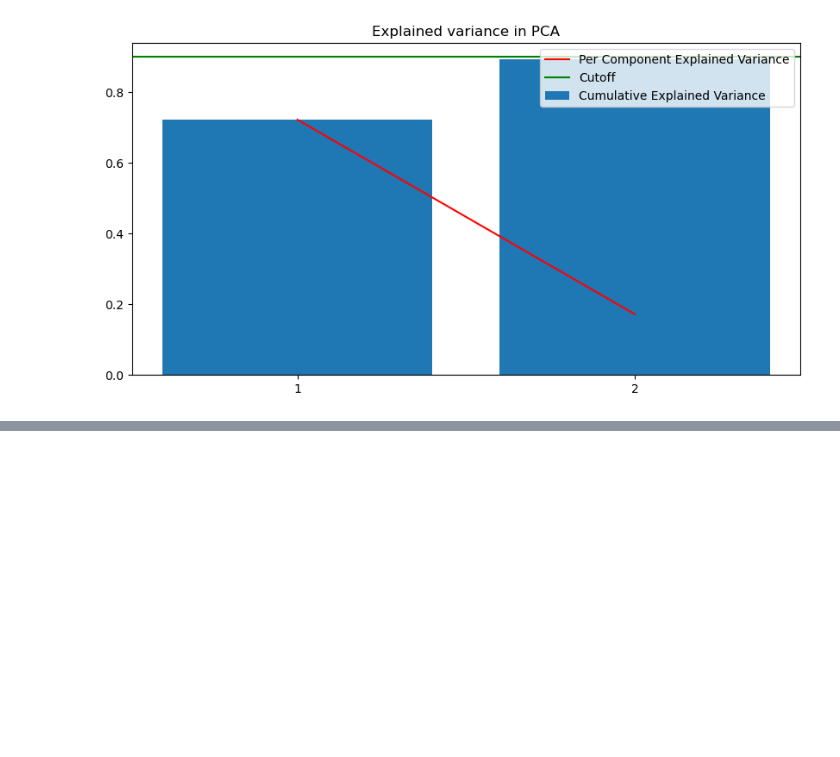
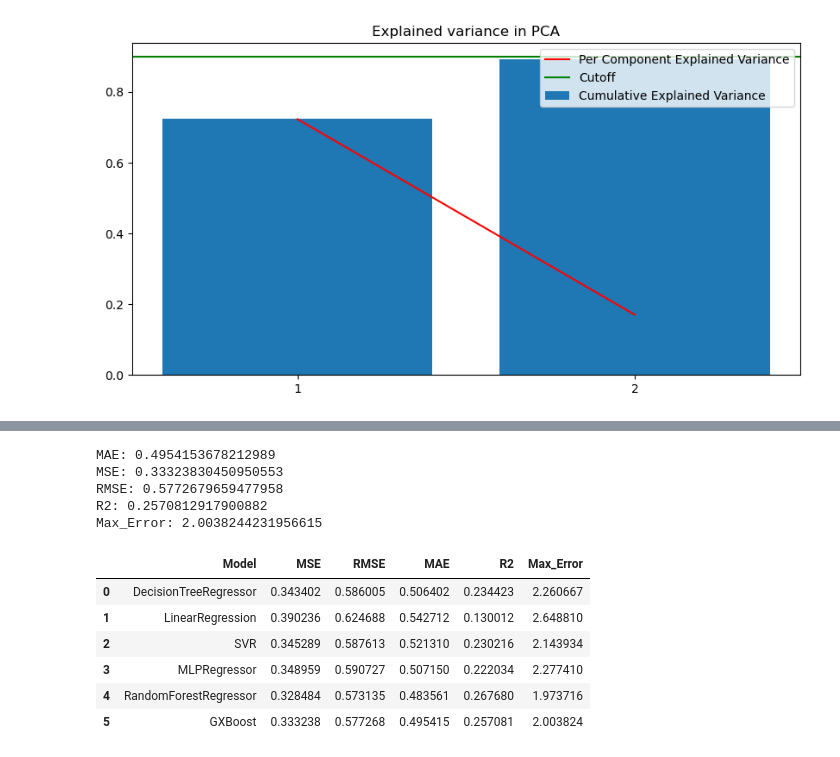
Before and after one commit to WilhelmBuitrago/BandGap-Prediction, a Jupyter notebook: code/BandGap-Prediction_caracteristicas.ipynb, the cells around one changed output, grey strips where cells are left out. Cells and saved outputs as stored; diff of their text form; code cells hidden in the pictures; blank space fills up the shorter version.

Commit message:
Upload BangapForDeepLearning

```diff
--- a/code/BandGap-Prediction_caracteristicas.ipynb
+++ b/code/BandGap-Prediction_caracteristicas.ipynb
@@ -98,7 +98,7 @@ X_train, X_test, y_train, y_test = train_test_split(new_data_array, target, test
 model_DT = DecisionTreeRegressor(max_depth=10,min_samples_split=2,min_samples_leaf=8,max_features=None) #0.2766
 model_DT.fit(X_train, y_train).predict(X_test)
 # %%
-model_RF = RandomForestRegressor(n_estimators=800,max_depth=None,min_samples_leaf=2,min_samples_split=2,max_features=None) #0.206
+model_RF = RandomForestRegressor(n_estimators=300,max_depth=20,min_samples_leaf=2,min_samples_split=2,max_features=None) #0.206
 model_RF.fit(X_train, y_train).predict(X_test)
 # %% [output]
 Mejores parámetros: {'max_depth': None, 'max_features': None, 'min_samples_leaf': 2, 'min_samples_split': 2, 'n_estimators': 800}
@@ -204,6 +264,14 @@ Max_Error: 2.6488097759305704
 # %%
 model_SVR = SVR(kernel='rbf',gamma='auto',C=5,epsilon=0.5,tol=0.1)
 y_pred = model_SVR.fit(id, y_train).predict(X_test2_pca)
+
+data_model_SVR = {'Model': 'SVR',
+              'MSE': mean_squared_error(y_pred=y_pred,y_true=y_test2),
+              'RMSE': np.sqrt(mean_squared_error(y_pred=y_pred,y_true=y_test2)),
+              'MAE': mean_absolute_error(y_pred=y_pred,y_true=y_test2),
+              'R2': r2_score(y_pred=y_pred,y_true=y_test2),
+              'Max_Error': max_error(y_pred=y_pred,y_true=y_test2)}
+
 
 print("MAE:", mean_absolute_error(y_pred=y_pred,y_true=y_test2))
 print("MSE:",mean_squared_error(y_pred=y_pred,y_true=y_test2))
@@ -274,0 +287,45 @@ param_dist = {
+# %%
+model_XGBoost = GradientBoostingRegressor(loss='squared_error',
+                                          learning_rate=0.01,
+                                          n_estimators=200,
+                                          subsample=0.1,
+                                          criterion='squared_error',
+                                          max_depth=25,
+                                          min_samples_split=5,
+                                          min_samples_leaf=2,
+                                          max_features='log2')
+
+y_pred = model_XGBoost.fit(id, y_train).predict(X_test2_pca)
+
+data_model_GXBoost = {'Model': 'GXBoost',
+              'MSE': mean_squared_error(y_pred=y_pred,y_true=y_test2),
+              'RMSE': np.sqrt(mean_squared_error(y_pred=y_pred,y_true=y_test2)),
+              'MAE': mean_absolute_error(y_pred=y_pred,y_true=y_test2),
+              'R2': r2_score(y_pred=y_pred,y_true=y_test2),
+              'Max_Error': max_error(y_pred=y_pred,y_true=y_test2)}
+
+
+print("MAE:", mean_absolute_error(y_pred=y_pred,y_true=y_test2))
+print("MSE:",mean_squared_error(y_pred=y_pred,y_true=y_test2))
+print("RMSE:",np.sqrt(mean_squared_error(y_pred=y_pred,y_true=y_test2)))
+print("R2:",r2_score(y_pred=y_pred,y_true=y_test2))
+print("Max_Error:",max_error(y_pred=y_pred,y_true=y_test2))
+# %% [output]
+MAE: 0.4954153678212989
+MSE: 0.33323830450950553
+RMSE: 0.5772679659477958
+R2: 0.2570812917900882
+Max_Error: 2.0038244231956615
+# %%
+metrics_general = [data_model_DT,data_model_LN,data_model_SVR,data_model_MLP,data_model_RF,data_model_GXBoost]
+Metrics = pd.DataFrame(metrics_general,columns=['Model','MSE','RMSE','MAE','R2','Max_Error'])
+# %%
+Metrics
+# %% [output]
+|  | Model | MSE | RMSE | MAE | R2 | Max_Error |
+| 0 | DecisionTreeRegressor | 0.343402 | 0.586005 | 0.506402 | 0.234423 | 2.260667 |
+| 1 | LinearRegression | 0.390236 | 0.624688 | 0.542712 | 0.130012 | 2.648810 |
+| 2 | SVR | 0.345289 | 0.587613 | 0.521310 | 0.230216 | 2.143934 |
+| 3 | MLPRegressor | 0.348959 | 0.590727 | 0.507150 | 0.222034 | 2.277410 |
+| 4 | RandomForestRegressor | 0.328484 | 0.573135 | 0.483561 | 0.267680 | 1.973716 |
+| 5 | GXBoost | 0.333238 | 0.577268 | 0.495415 | 0.257081 | 2.003824 |
```
Also changed, not shown: parts of 14 cells of this notebook, 1 other file.
